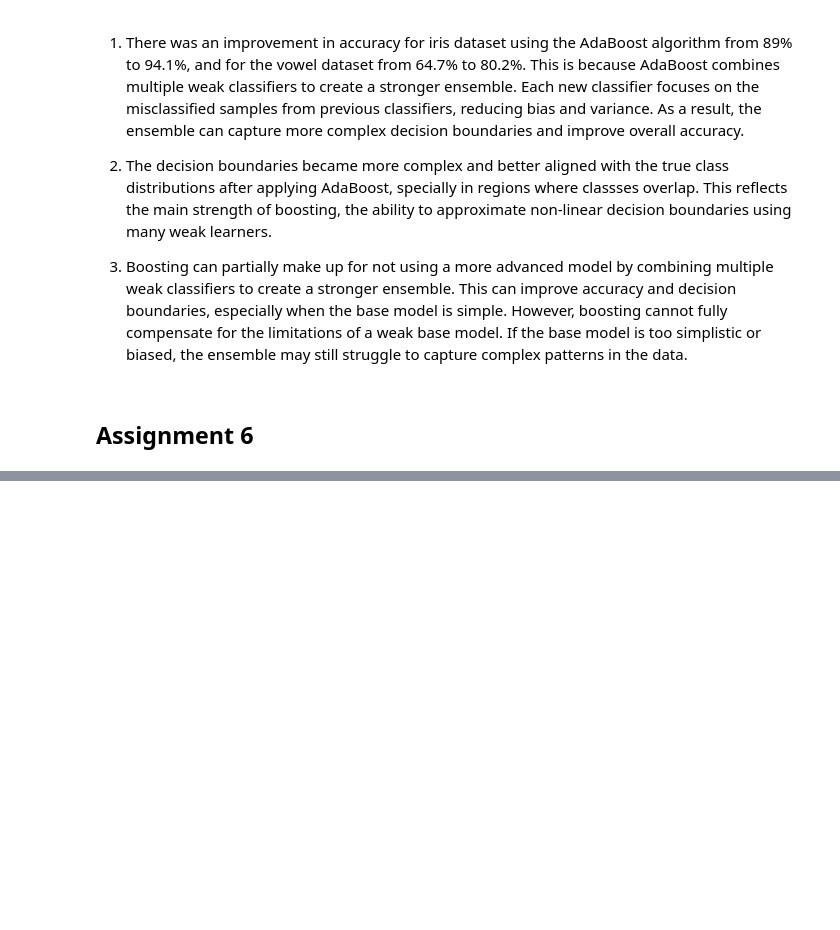
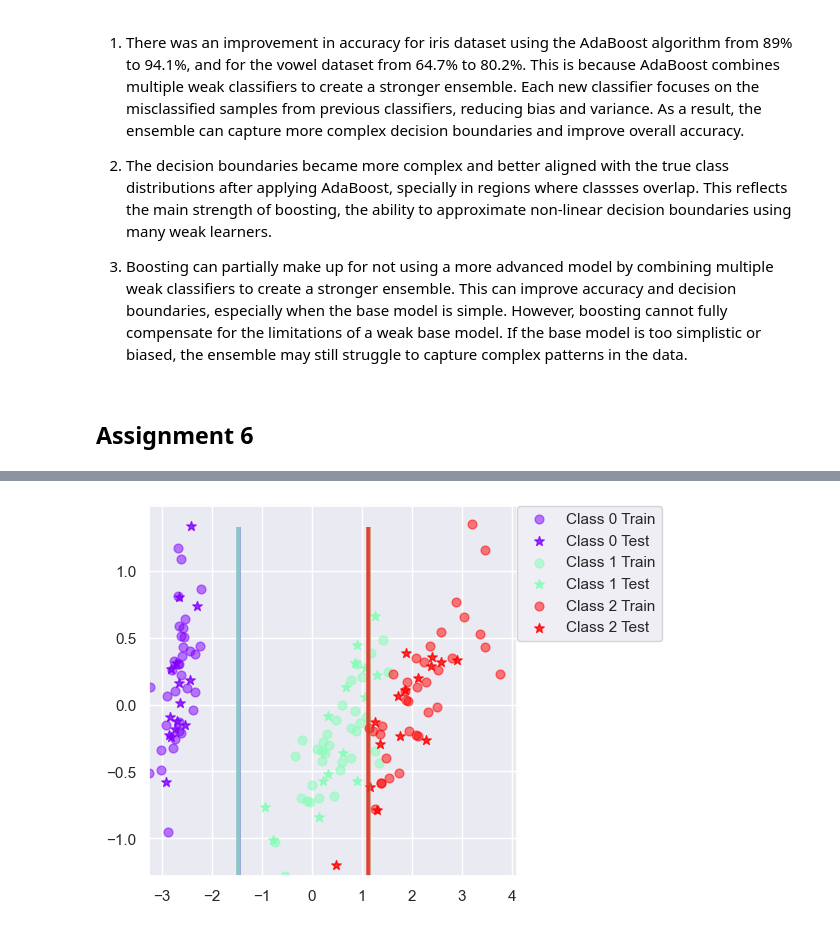
Before and after one commit to david-bazalduaa/Lab-3-Bayes-Classifier, a Jupyter notebook: Assignment 3.ipynb, the cells around one changed output, grey strips where cells are left out. Drawn from its saved outputs; the diff is of its cells as text; code cells hidden in the pictures; blank space fills up the shorter version.

```diff
--- a/Assignment 3.ipynb
+++ b/Assignment 3.ipynb
@@ -356,0 +413,5 @@ plotBoundary(BoostClassifier(BayesClassifier()), dataset='vowel',split=0.7)
+# %%
+%matplotlib inline
+plotBoundary(DecisionTreeClassifier(), dataset='iris',split=0.7)
+# %% [output]
+[figure, added]
```
Also changed, not shown: parts of 12 cells of this notebook.
